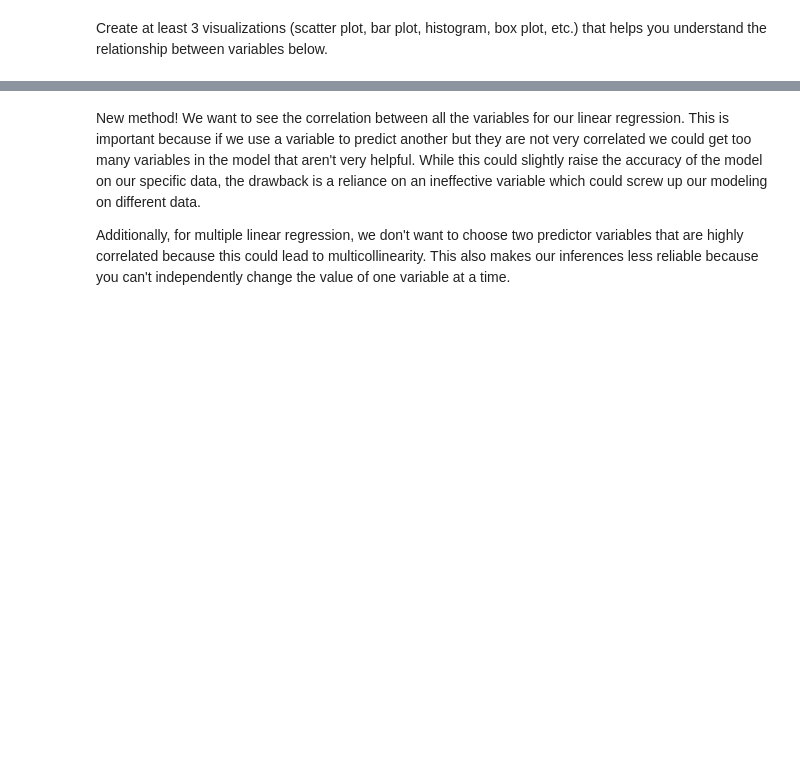
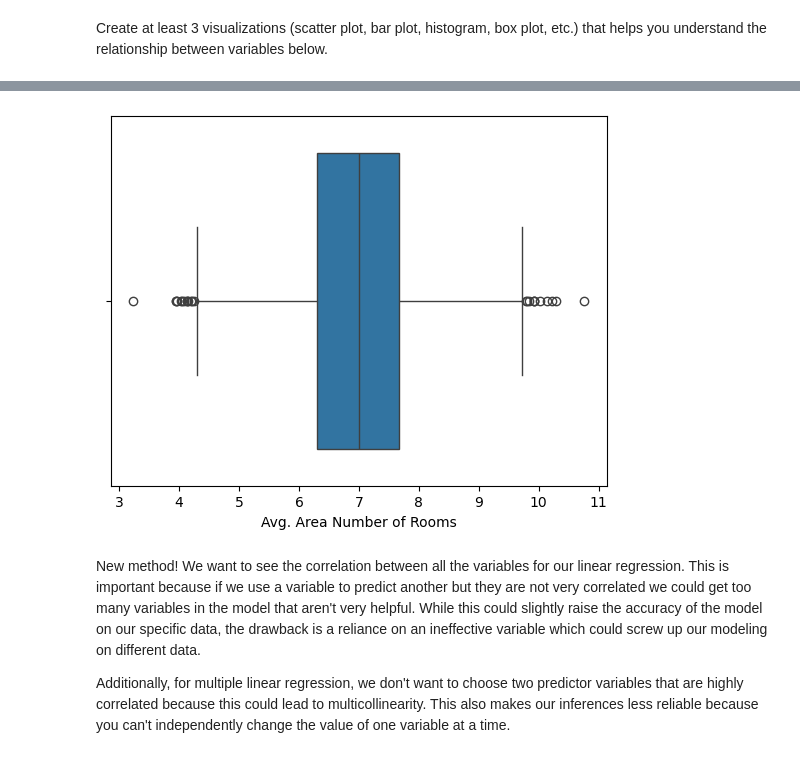
Before and after one commit to kyun33/JCP26Notebooks, a Jupyter notebook: Week_4_Modeling_and_Linear_Regression.ipynb, the cells around one changed output, grey strips where cells are left out. Cells and saved outputs as stored; diff of their text form; code cells hidden in the pictures; blank space fills up the shorter version.

```diff
--- a/Week_4_Modeling_and_Linear_Regression.ipynb
+++ b/Week_4_Modeling_and_Linear_Regression.ipynb
@@ -40,3 +142,9 @@ Create at least 3 visualizations (scatter plot, bar plot, histogram, box plot, e
+# %%
+# Visualization 3
+sns.boxplot(x=housing['Avg. Area Number of Rooms'])
+plt.show()
+# %% [output]
+[figure, added]
 # %% [markdown]
 New method! We want to see the correlation between all the variables for our linear regression. This is important because if we use a variable to predict another but they are not very correlated we could get too many variables in the model that aren't very helpful. While this could slightly raise the accuracy of the model on our specific data, the drawback is a reliance on an ineffective variable which could screw up our modeling on different data.
 
```
Also changed, not shown: parts of 39 cells of this notebook.
